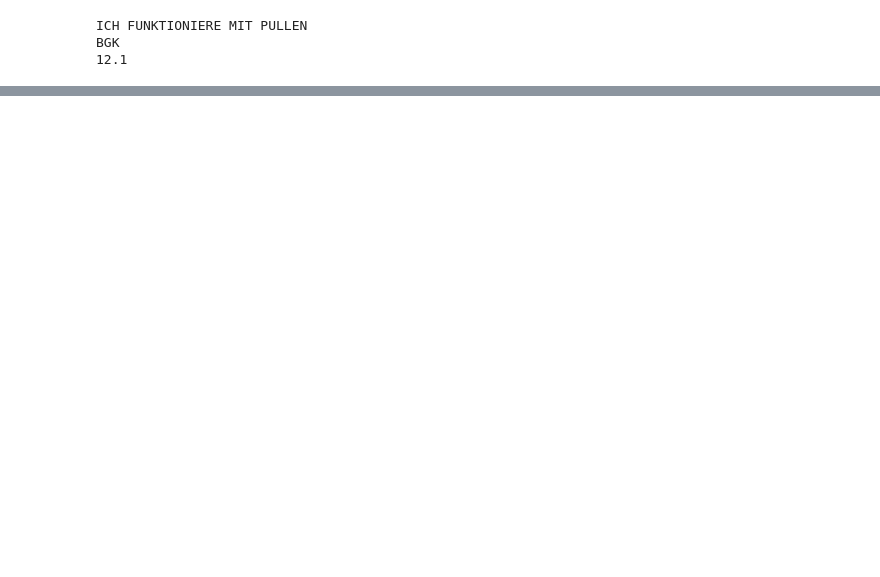
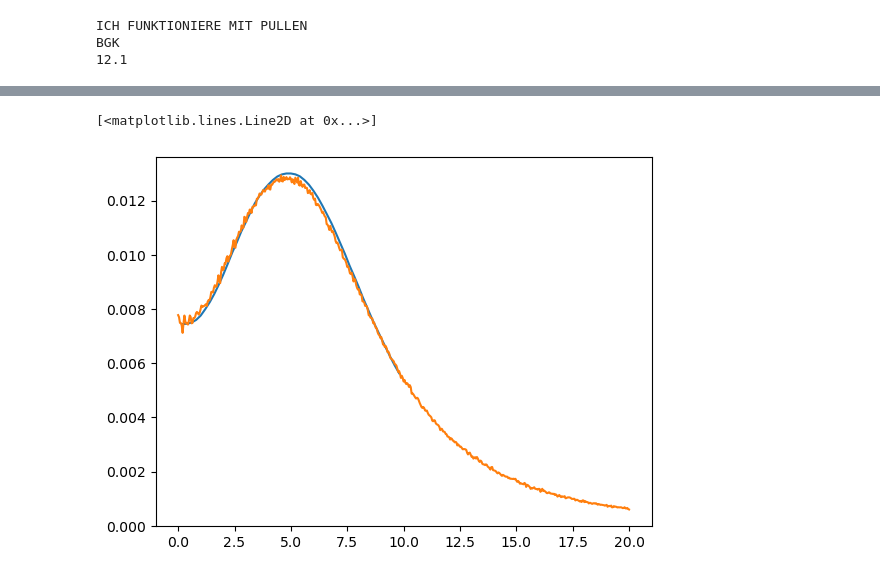
Before and after one commit to McBs/lettuce, a Jupyter notebook: examples/TGV_flow.ipynb, the cells around one changed output, grey strips where cells are left out. Saved outputs shown, nothing was run; the diff lists cells and outputs as text; code cells hidden in the pictures; blank space fills up the shorter version.

```diff
--- a/examples/TGV_flow.ipynb
+++ b/examples/TGV_flow.ipynb
@@ -10,14 +10,14 @@ from argparse import ArgumentParser, ArgumentDefaultsHelpFormatter
 parser = ArgumentParser(formatter_class=ArgumentDefaultsHelpFormatter)
 parser.add_argument("--vtkdir", type=str, help="name base of vtk files - they are usually in a vtk-subdirectory!", default="./output/")
 parser.add_argument("--csvdir", type=str, default="./output/")
-parser.add_argument("--resolution", type=int, default=80)
+parser.add_argument("--resolution", type=int, default=32)
 parser.add_argument("--nout", type=int, default=100)
 parser.add_argument("--nvtk", type=int, default=200)
 parser.add_argument("--tmax", type=int, default=20)
-parser.add_argument("--Re", type=int, default=200)
+parser.add_argument("--Re", type=int, default=100)
 parser.add_argument("--collision_operator", type=str, default="BGK")
-parser.add_argument("--Precision", type=str, default="Single")
-parser.add_argument("--Mach", type=float, default=0.1)
+parser.add_argument("--Precision", type=str, default="Double")
+parser.add_argument("--Mach", type=float, default=0.005)
 args, unknown = parser.parse_known_args()
 args = vars(args)
 print("ICH FUNKTIONIERE MIT PULLEN")
@@ -38,6 +38,7 @@ ICH FUNKTIONIERE MIT PULLEN
 BGK
 12.1
 # %%
+print(torch.cuda._parse_visible_devices())
 print(Precision)
 if Precision == "Single":
     dtype = torch.float32
@@ -59,12 +60,12 @@ function_name = f"{collision_operator}Collision"
 #    print(":(((")
 #    raise ValueError(f"Collision type {collision_operator} is not supported.")
 if collision_operator == "BGK":
-    collision=lt.BGKCollision(lattice, tau=flow.units.relaxation_parameter_lu)
+    collision=lt.BGKCollision(lattice, tau=round(flow.units.relaxation_parameter_lu,7))
 elif collision_operator == "KBC":
     collision=lt.KBCCollision3D(lattice, tau=flow.units.relaxation_parameter_lu)
 #collision = lt.BGKCollision(lattice, tau=flow.units.relaxation_parameter_lu)
 #collision=collision_type(lattice, tau=flow.units.relaxation_parameter_lu)
-print(flow.units.relaxation_parameter_lu)
+print(round(flow.units.relaxation_parameter_lu,7))
 print(flow.units.viscosity_pu)
 streaming = lt.StandardStreaming(lattice)
 simulation = lt.Simulation(flow=flow, lattice=lattice, collision=collision, streaming=streaming)
@@ -83,6 +83,7 @@ Enstrophy=lt.Enstrophy(lattice, flow)
 Energyspectrum= lt.EnergySpectrum2(lattice, flow)
 Symmetrie= lt.SymmetryReporter(lattice,flow)
 #SymmetrieCoords = lt.SymmetryTopPercentageReporter(lattice,flow)
+interval_out=int((flow.units.convert_time_to_lu(tmax))/500)
 
 reporter = lt.ObservableReporter(Energy, interval=interval_out, out=None)
 reporter2 = lt.ObservableReporter(Dissipation_TGV,interval = interval_out, out=None)
@@ -188,0 +185,23 @@ with open(csvdir + 'Symmetrie.csv', 'w', newline='') as file:
+# %%
+Rey = Re
+
+if Rey == 100 or Rey == 800:
+    csv_file_path = f'/home/ben/Schreibtisch/Enstropy Brachet/Brachet/Brachet_1983_tgv3d_enstrophy_Re{Rey}.csv'
+    csv_data = []
+    with open(csv_file_path, 'r') as file:
+        csv_reader = csv.reader(file, delimiter=';')
+        for row in csv_reader:
+            csv_data.append(row)
+    csv_data = np.array(csv_data, dtype=float).T
+elif Rey == 1600:
+    csv_file_path = f"/home/ben/Schreibtisch/Referenz/Re{Rey}.csv"
+    csv_data = np.genfromtxt(csv_file_path, delimiter=";", dtype=str)
+    csv_data = np.char.replace(csv_data, ',', '.').astype(float).T
+else:
+    csv_data = np.loadtxt(f"/home/ben/Schreibtisch/Referenz/Re{Rey}.csv", delimiter=",")
+
+plt.plot(csv_data[0,:], csv_data[1,:])
+plt.plot(dissipationEkin[0,:], dissipationEkin[1,:])
+# %% [output]
+[<matplotlib.lines.Line2D at 0x...>]
+[figure, added]
```
Also changed, not shown: parts of 10 cells of this notebook.
